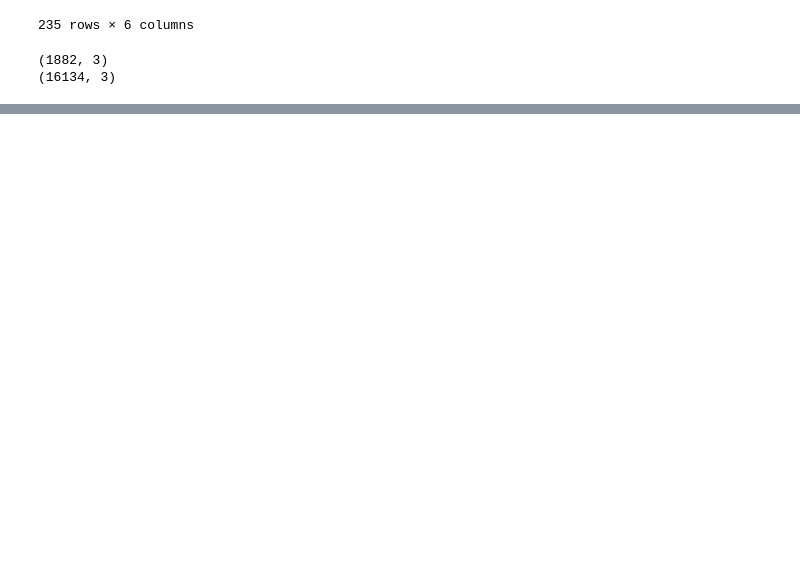
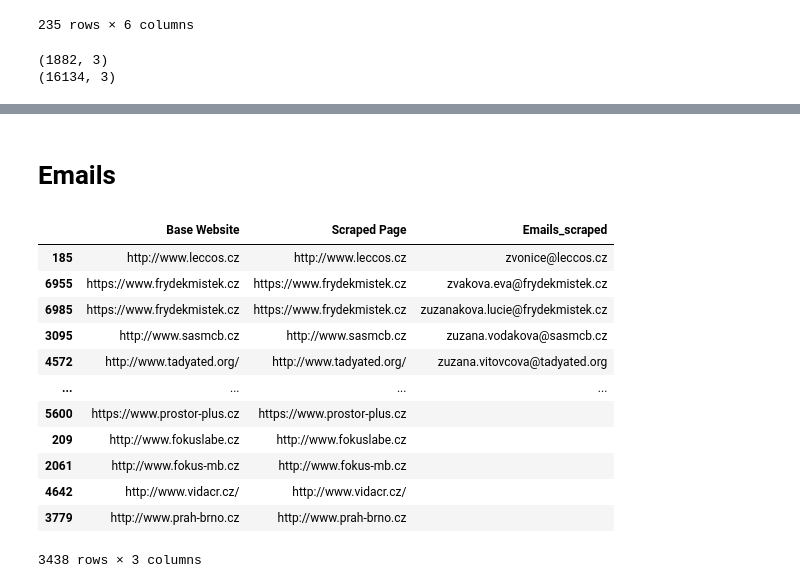
Before and after one commit to DmitriiSid/SafeZone, a Jupyter notebook: notebooks/validation_master.ipynb, the cells around one changed output, grey strips where cells are left out. Drawn from its saved outputs; the diff is of its cells as text; code cells hidden in the pictures; blank space fills up the shorter version.

```diff
--- a/notebooks/validation_master.ipynb
+++ b/notebooks/validation_master.ipynb
@@ -354,0 +381,56 @@ df_res_exp.head()
+# %% [markdown]
+# Emails
+# %%
+def clean_email(email):
+    if pd.isna(email):
+        return email
+    # Regular expression to find valid email addresses
+    email_pattern = re.compile(r'\b[A-Za-z0-9._%+-]+@[A-Za-z0-9.-]+\.[A-Z|a-z]{2,7}\b')
+    # Find all valid email addresses in the string
+    valid_emails = email_pattern.findall(email)
+    # Fix emails that have additional symbols after ".cz"
+    cleaned_emails = []
+    for email in valid_emails:
+        if email.endswith('.cz'):
+            cleaned_emails.append(email)
+        else:
+            em1 = re.sub(r'\.cz.*', '.cz', email)
+            em2 = re.sub(r'\.com.*', '.com', em1)
+            em3 = re.sub(r'\.eu.*', '.eu', em2)
+            cleaned_emails.append(re.sub(r'\.org.*', '.org', em3))
+    return ', '.join(cleaned_emails)
+
+df_res_1 = pd.read_csv("../data/1_06/df_scraped_1_06_full.csv")
+
+df_res_1_exp = explode_df(df_res_1,"Emails")
+df_res_1_exp.head()
+
+# Apply the clean_email function to the "Emails" column
+df_res_1_exp['Emails_scraped'] = df_res_1_exp['Emails_scraped'].apply(clean_email)
+
+df_deduped = df_res_1_exp.drop_duplicates(subset=['Base Website', 'Emails_scraped'])
+filtered_df = df_deduped[
+    (~df_deduped["Emails_scraped"].isna()) #&
+    #(~df_deduped["Emails_scraped"].str.endswith('.cz', na=False))
+]
+
+# Sort the filtered DataFrame
+sorted_df = filtered_df.sort_values(by="Emails_scraped", ascending=False)
+sorted_df
+
+# Display or save the sorted DataFrame
+# df_res_1_exp.drop_duplicates(subset=['Base Website', 'Emails_scraped'])[~(df_res_1_exp["Emails_scraped"].isna()) & ~(df_res_1_exp["Emails_scraped"].str.endswith('.cz'))].sort_values(by="Emails_scraped",ascending=False)
+# %% [output]
+|  | Base Website | Scraped Page | Emails_scraped |
+| 185 | http://www.leccos.cz | http://www.leccos.cz | zvonice@leccos.cz |
+| 6955 | https://www.frydekmistek.cz | https://www.frydekmistek.cz | zvakova.eva@frydekmistek.cz |
+| 6985 | https://www.frydekmistek.cz | https://www.frydekmistek.cz | zuzanakova.lucie@frydekmistek.cz |
+| 3095 | http://www.sasmcb.cz | http://www.sasmcb.cz | zuzana.vodakova@sasmcb.cz |
+| 4572 | http://www.tadyated.org/ | http://www.tadyated.org/ | zuzana.vitovcova@tadyated.org |
+| ... | ... | ... | ... |
+| 5600 | https://www.prostor-plus.cz | https://www.prostor-plus.cz |  |
+| 209 | http://www.fokuslabe.cz | http://www.fokuslabe.cz |  |
+| 2061 | http://www.fokus-mb.cz | http://www.fokus-mb.cz |  |
+| 4642 | http://www.vidacr.cz/ | http://www.vidacr.cz/ |  |
+| 3779 | http://www.prah-brno.cz | http://www.prah-brno.cz |  |
+3438 rows × 3 columns
```
Also changed, not shown: parts of 8 cells of this notebook, 1 other file.
